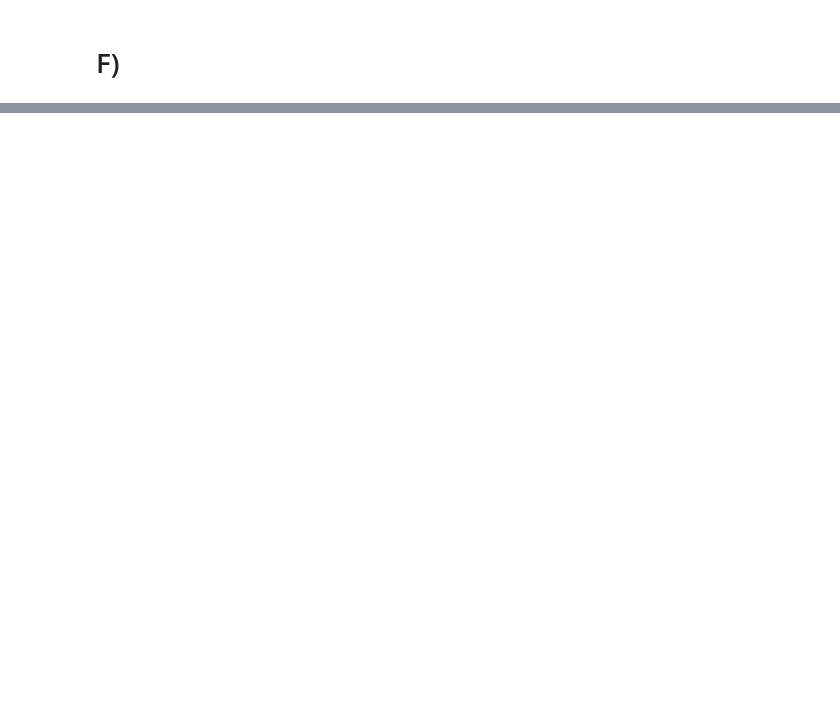
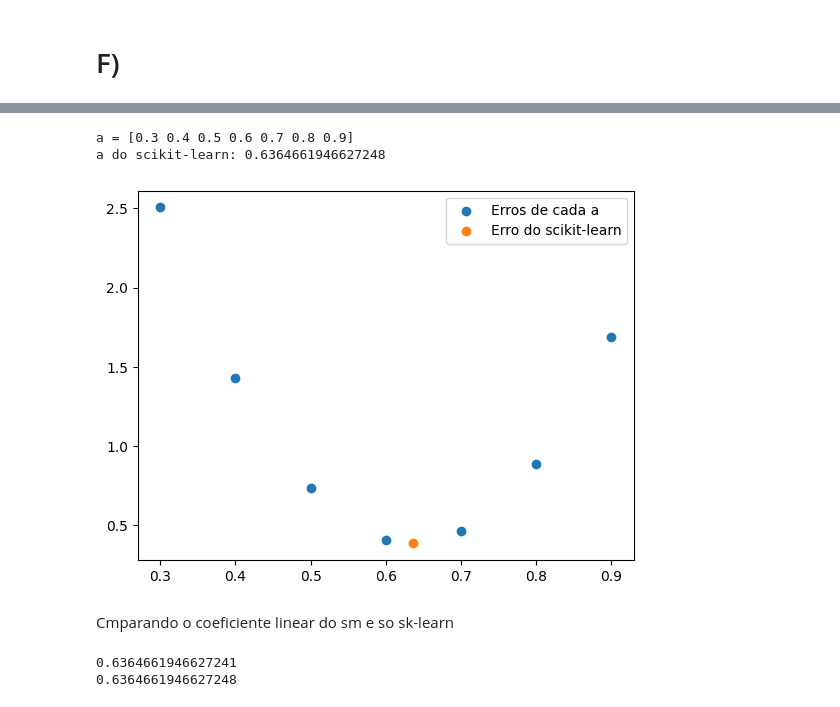
Before and after one commit to Gian-Figueiredo/mat-comp, a Jupyter notebook: cap 2/atv2.ipynb, the cells around one changed output, grey strips where cells are left out. Cells and saved outputs as stored; diff of their text form; code cells hidden in the pictures; blank space fills up the shorter version.

```diff
--- a/cap 2/atv2.ipynb
+++ b/cap 2/atv2.ipynb
@@ -437,0 +485,17 @@ Com 95% de confiança, a proproção de mulheres com batimentos cardíacos altos
+# %%
+x = np.array([0.9, 1.6, 2.3, 3.8, 4.8, 5.2, 5.4, 5.5, 6])
+y = np.array([1.5, 2.5, 1.0, 3.8, 3.5, 3.3, 4.6, 4.3, 5])
+x_linear = np.linspace(-2, 7)
+
+a = np.arange(0.3, 0.9, 0.1)
+
+for slope in a:
+    f = slope * x_linear + b
+    plt.axvline(x=0, ymin=-1.1, ymax=5.3, color="blue")
+    plt.axhline(y=0, xmin=-1.1, xmax=6.6, color="blue")
+    plt.scatter(x, y, color="red")
+    plt.plot(x_linear, f, color="black")
+    plt.xlim(-1, 6.5)
+    plt.ylim(-1, 5.2)
+    plt.title(f"Gráfico para a = {slope:.1f}")
+    plt.show()
@@ -437,0 +510,38 @@ Com 95% de confiança, a proproção de mulheres com batimentos cardíacos altos
+# %%
+def erro_quadrado(y_true, regressao_linear):
+    soma = 0
+    for i in range(len(y_true)):
+        soma += (y_true[i] - regressao_linear[i])**2
+    return soma / len(y_true)
+# %%
+y_pred = model.predict(x_skl)
+
+erros = []
+
+for slope in a:
+    f = slope * x + b
+    erros.append(erro_quadrado(y, f))
+
+
+x_skl = np.array([[i] for i in x])
+model = LinearRegression()
+model.fit(x_skl,y)
+linear = model.coef_ * x + model.intercept_
+
+plt.scatter(a, erros, label="Erros de cada a")
+plt.scatter(model.coef_, erro_quadrado(y, linear), label="Erro do scikit-learn")
+plt.legend()
+print(f"a = {a}")
+print(f"a do scikit-learn: {model.coef_[0]}")
+plt.show()
+# %% [output]
+a = [0.3 0.4 0.5 0.6 0.7 0.8 0.9]
+a do scikit-learn: 0.6364661946627248
+[figure, added]
+# %% [markdown]
+Cmparando o coeficiente linear do sm e so sk-learn
+# %%
+print(results.params[1], model.coef_[0], sep="\n")
+# %% [output]
+0.6364661946627241
+0.6364661946627248
```
Also changed, not shown: parts of 26 cells of this notebook.
